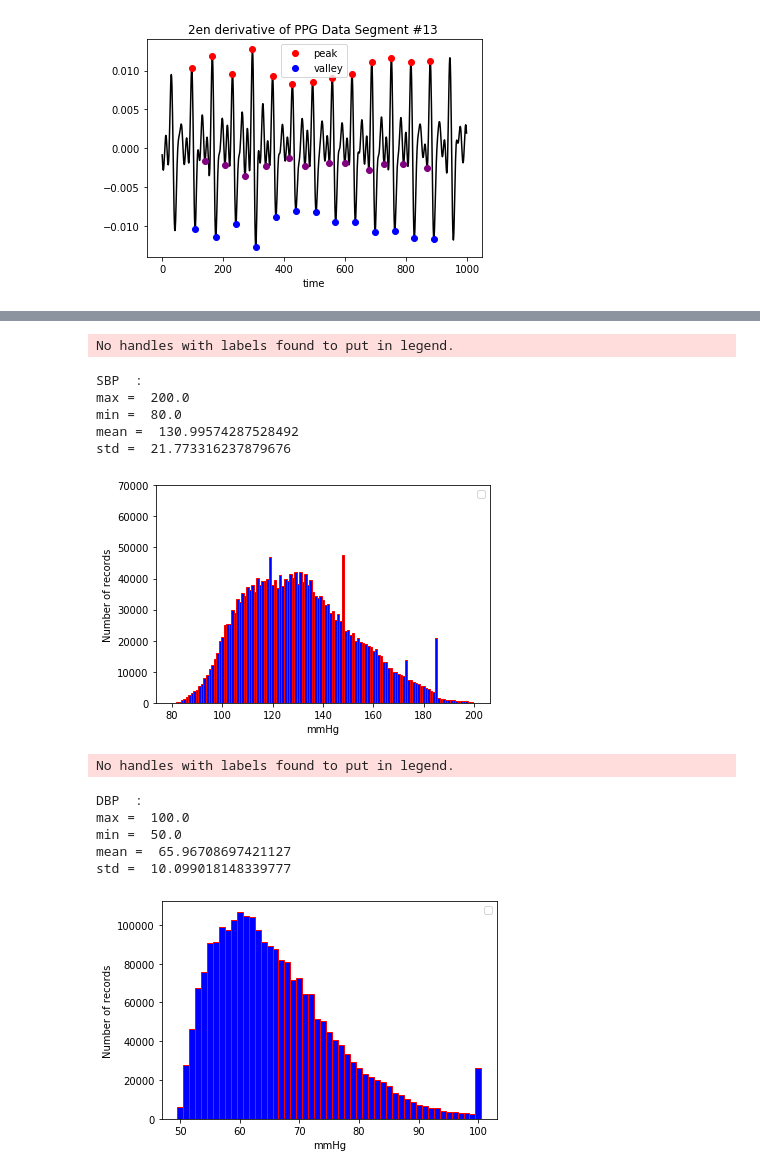
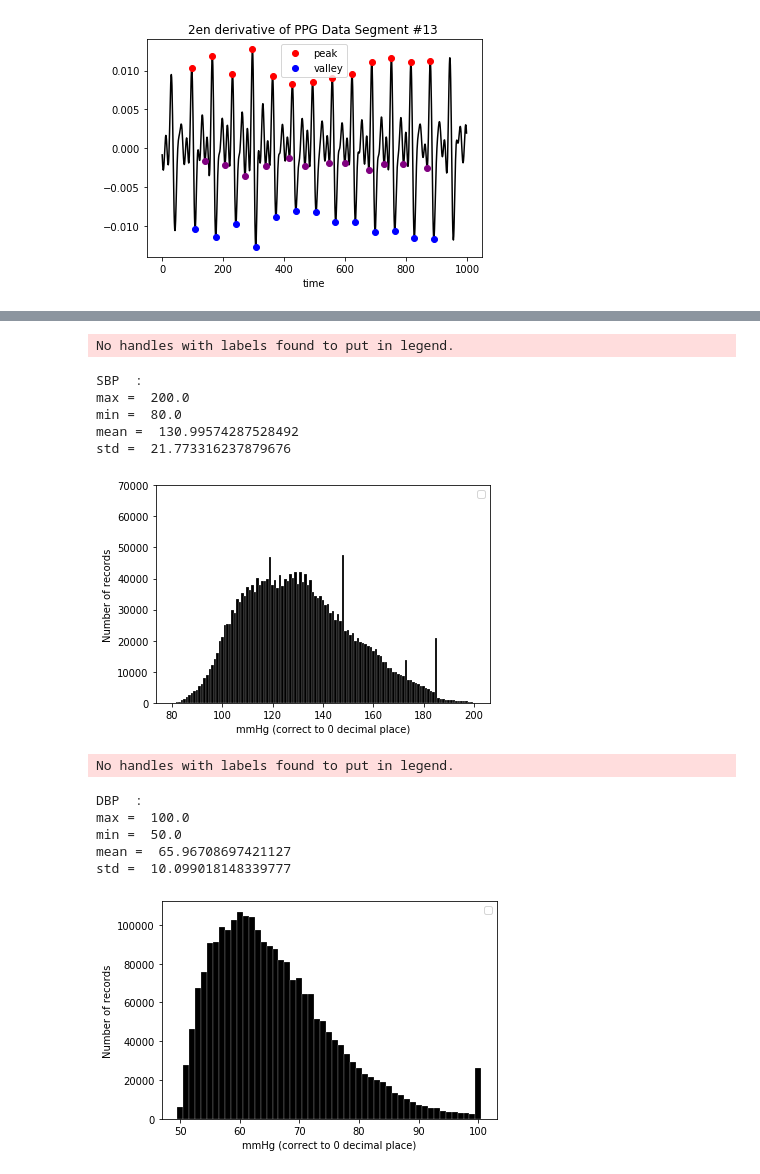
Before and after one commit to Yan-Cheng-Hsu/Blood-Pressure-Estimation-Model, a Jupyter notebook: PPG_Preprocessing/FeatureExtraction_32features.ipynb, the cells around one changed output, grey strips where cells are left out. Drawn from its saved outputs; the diff is of its cells as text; code cells hidden in the pictures.

```diff
--- a/PPG_Preprocessing/FeatureExtraction_32features.ipynb
+++ b/PPG_Preprocessing/FeatureExtraction_32features.ipynb
@@ -379,8 +379,8 @@ for i in L:
         print( i , ':' )
         print( 'max MAE = ' , np.mean( np.abs( b ) ) )
         print( 'MAE = ' , np.mean( np.abs( b-c ) ) )
-        plt.bar( x[i] , y[i]/np.sum( y[i] ) , color = 'blue' , width = 0.1 )#, label = 'error = %f'%(((b-c)**2).mean()**0.5) )
-        plt.plot( a , b, color = 'red' )#label = 'normal distribution' )
+        plt.bar( x[i] , y[i]/np.sum( y[i] ) , color = 'black' , width = 0.1 , edgecolor = 'white' , lw = 0.2 )#, label = 'error = %f'%(((b-c)**2).mean()**0.5) )
+        plt.plot( a , b, color = 'red' , linewidth = 3 )#label = 'normal distribution' )
         plt.title( 'Histogram of ' + i + ' Distribution ' )
         plt.xticks( x[i][0::50] )
         #plt.savefig( '/data1/Yan-Cheng-Hsu/TimeSeriesFeatures/TDFE_20200601/' + i + '.png' )
@@ -443,39 +443,39 @@ for index in M:
             j = j + 1
 # %%
 for i in M:
-    plt.bar( x[i] , y[i] , width = 1 , color = 'blue'  , edgecolor = 'red')#,label = 'Mean = '  + str( np.round( np.mean(Att[i]) , 2 ) )+ '\n' + 'Standard of Deviation = ' + str( np.round( np.std(Att[i]) , 2 ) ) + '\n' + 'Max = ' + str(np.around( np.max( Att[i] ) , 2 ) ) + '\n' + 'Min = ' + str(np.around( np.min( Att[i] ) , 2 ) )  )
+    plt.bar( x[i] , y[i] , width = 1 , color = 'black' , edgecolor = 'white' , lw = 0.2 )#,label = 'Mean = '  + str( np.round( np.mean(Att[i]) , 2 ) )+ '\n' + 'Standard of Deviation = ' + str( np.round( np.std(Att[i]) , 2 ) ) + '\n' + 'Max = ' + str(np.around( np.max( Att[i] ) , 2 ) ) + '\n' + 'Min = ' + str(np.around( np.min( Att[i] ) , 2 ) )  )
     #plt.title( 'Histogram of ' + i + ' Distribution ' )
     if i == 'DBP':
         plt.xticks( x[i][0::10] )
     else:
         plt.xticks( x[i][0::20] )
 
     #plt.savefig( '/data1/Yan-Cheng-Hsu/TimeSeriesFeatures/TDFE_20200601/' + i + '.png' )
 
     print( i , ' :' )
     print( 'max = ' , np.max( Att1[i] ) )
     print( 'min = ' , np.min( Att1[i] ) )
     print( 'mean = ' , np.mean( Att1[i] ) )
     print( 'std = ' , np.std( Att1[i] ) )
 
-    plt.ylabel( 'Number of records' )
-    plt.xlabel( 'mmHg' )
+    plt.ylabel( 'Number of records' , color = 'black' )
+    plt.xlabel( 'mmHg (correct to 0 decimal place)' , color = 'black' )
     if i == 'SBP':
         plt.ylim( (0 , 70000) )
     plt.legend( loc = 'upper right' )
     plt.show()
 # %% [output]
 No handles with labels found to put in legend.
 SBP  :
 max =  200.0
 min =  80.0
 mean =  130.99574287528492
 std =  21.773316237879676
-[figure, old version]
+[figure, new version]
 No handles with labels found to put in legend.
 DBP  :
 max =  100.0
 min =  50.0
 mean =  65.96708697421127
 std =  10.099018148339777
-[figure, old version]
+[figure, new version]
```
Also changed, not shown: parts of 1 cell of this notebook, 2 other files.
